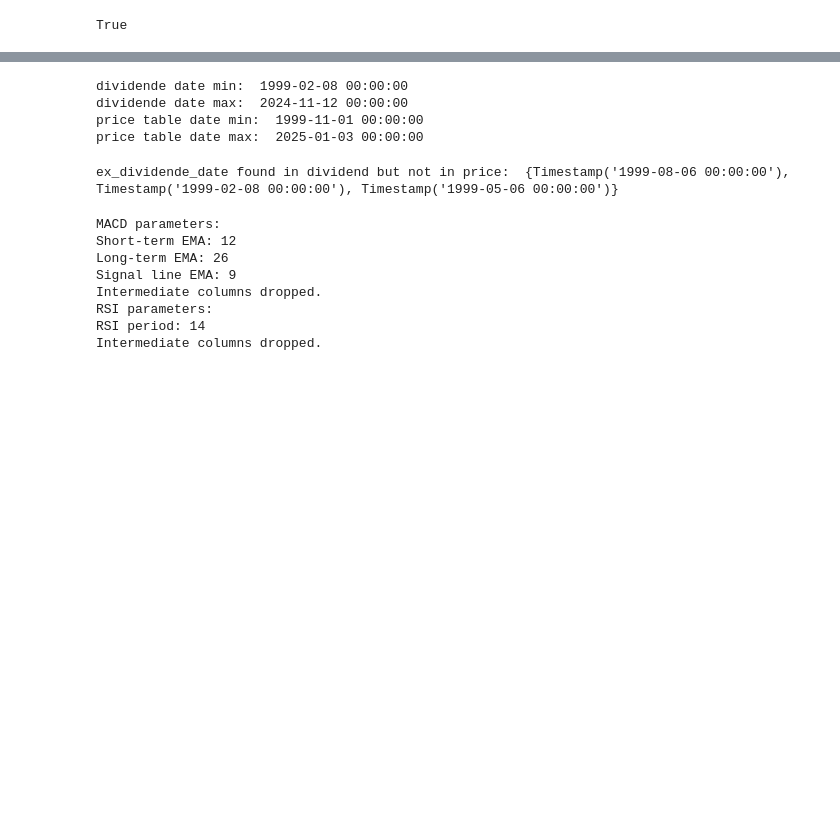
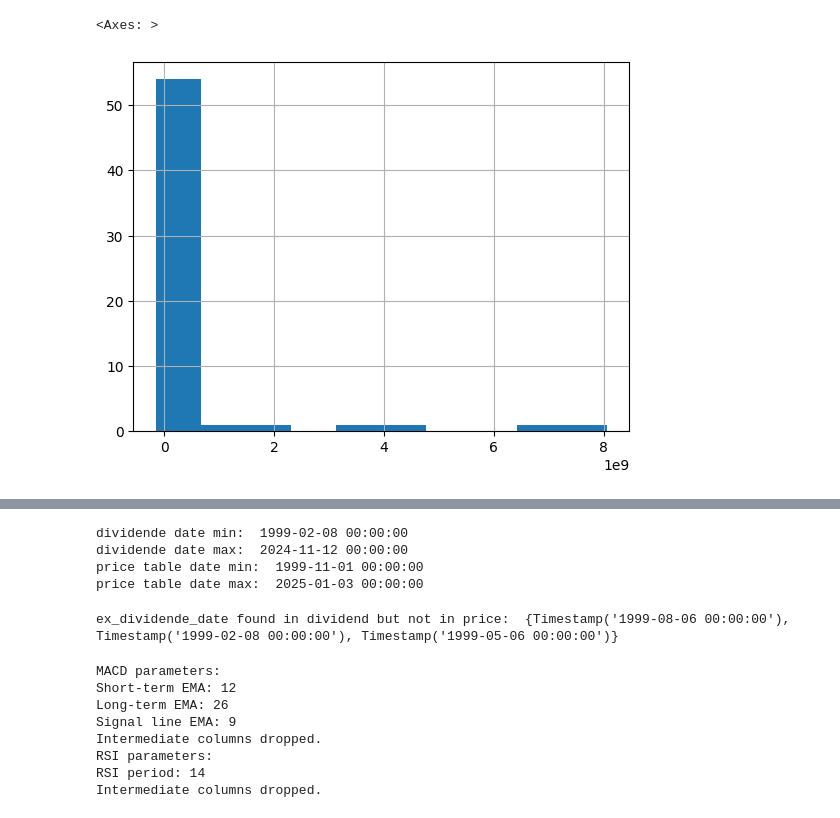
Before and after one commit to kovacsbandee/marketIntelligence, a Jupyter notebook: dev.ipynb, the cells around one changed output, grey strips where cells are left out. Drawn from its saved outputs; the diff is of its cells as text; code cells hidden in the pictures; blank space fills up the shorter version.

```diff
--- a/dev.ipynb
+++ b/dev.ipynb
@@ -5,8 +5,16 @@ from dotenv import load_dotenv
 
 import pandas as pd
 import plotly.graph_objects as go
+%matplotlib inline
 
 from price_data_loader.load_price_data_alpha_vantage import LoadExampleData
 load_dotenv()
+
+loader = LoadExampleData()
+loader.load()
+
+loader.balance_sheet_annual
+price = loader.daily_time_series
+dividend = loader.dividends
+symbol = price.symbol.unique().item()
+quaterly_balance = loader.balance_sheet_quaterly
-# %% [output]
-True
@@ -20,0 +21,5 @@ symbol = price.symbol.unique().item()
+# %%
+((quaterly_balance["shortTermInvestments"] + quaterly_balance["cashAndCashEquivalentsAtCarryingValue"]) - quaterly_balance["cashAndShortTermInvestments"]).hist()
+# %% [output]
+<Axes: >
+[figure, added]
```
Also changed, not shown: parts of 2 cells of this notebook, 2 other files.
